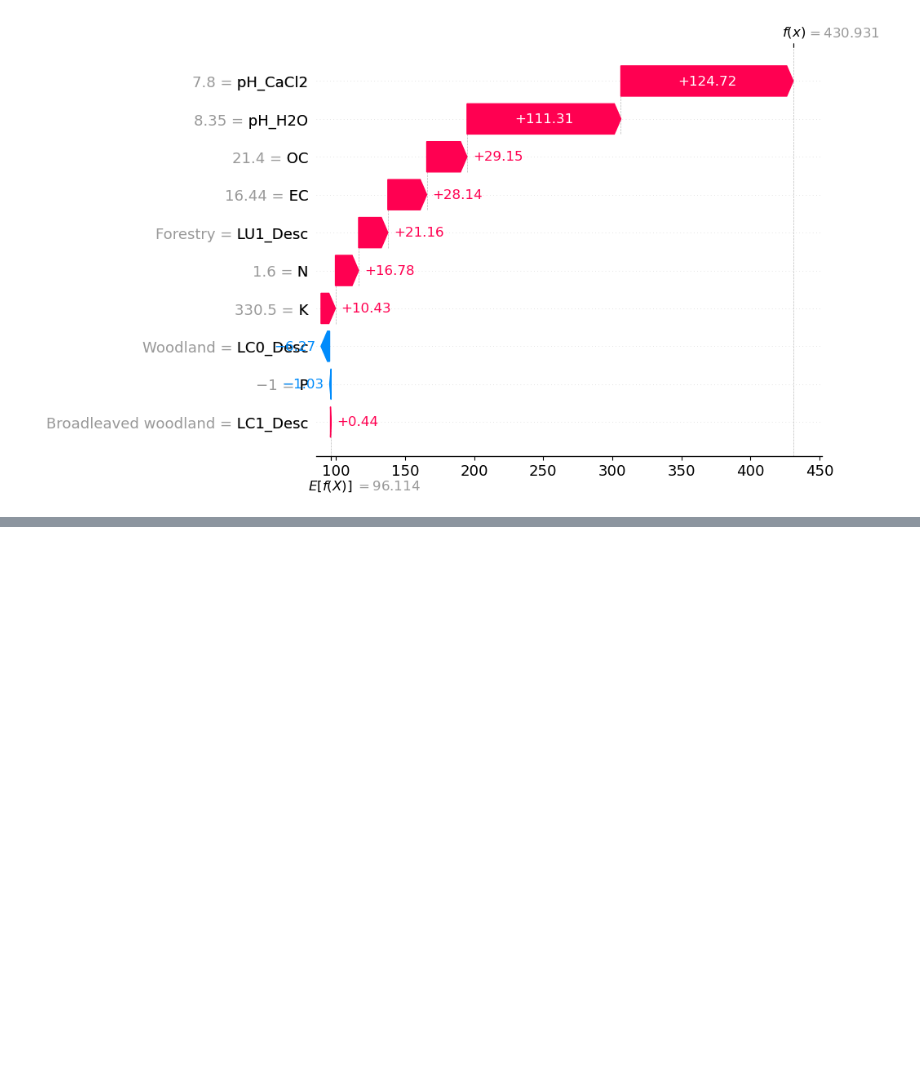
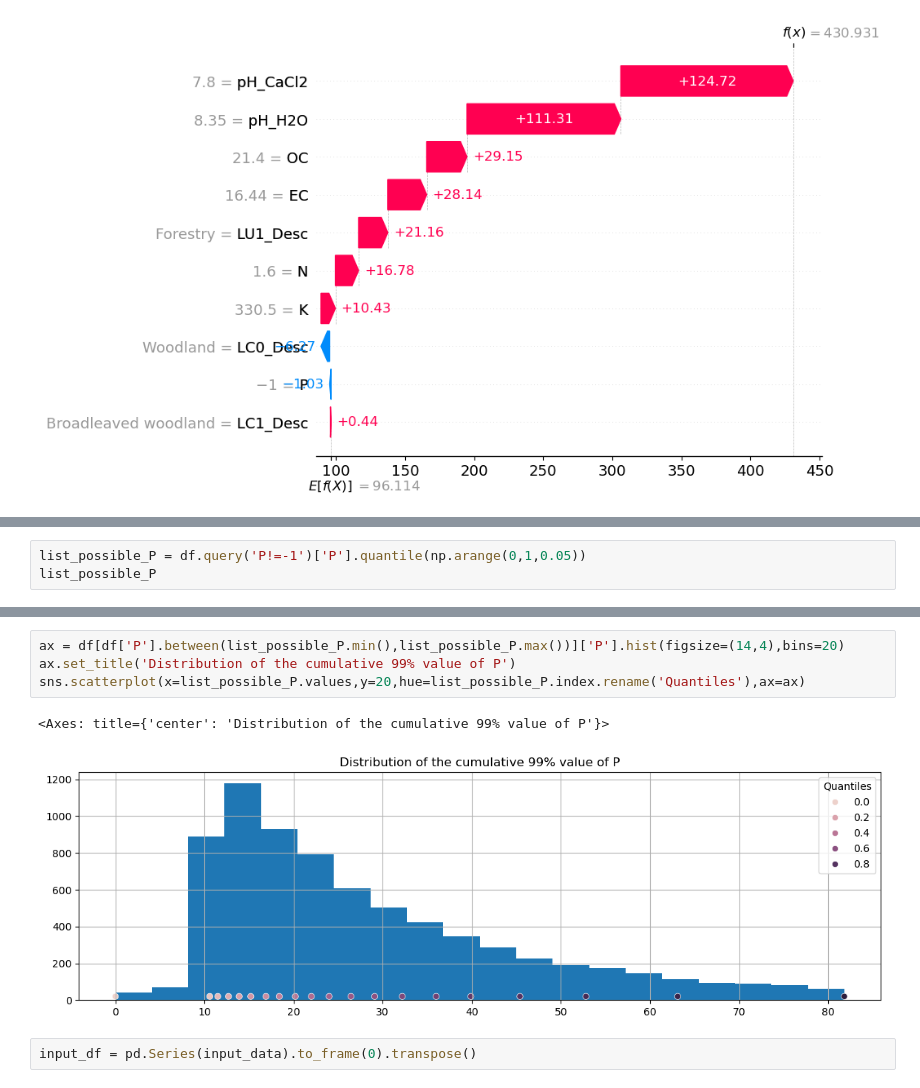
Before and after one commit to JonasBiermann/aiforlifesciences, a Jupyter notebook: analysis/2.ShapModeling/1.ShapValue.ipynb, the cells around one changed output, grey strips where cells are left out. Drawn from its saved outputs; the diff is of its cells as text; blank space fills up the shorter version.

Commit message:
Add missing value handling on Shap Notebook

```diff
--- a/analysis/2.ShapModeling/1.ShapValue.ipynb
+++ b/analysis/2.ShapModeling/1.ShapValue.ipynb
@@ -188,0 +298,3 @@ shap.plots.waterfall(shap_values[3879,...]) # Medium
+# %%
+list_possible_P = df.query('P!=-1')['P'].quantile(np.arange(0,1,0.05))
+list_possible_P
@@ -188,0 +319,9 @@ shap.plots.waterfall(shap_values[3879,...]) # Medium
+# %%
+ax = df[df['P'].between(list_possible_P.min(),list_possible_P.max())]['P'].hist(figsize=(14,4),bins=20)
+ax.set_title('Distribution of the cumulative 99% value of P')
+sns.scatterplot(x=list_possible_P.values,y=20,hue=list_possible_P.index.rename('Quantiles'),ax=ax)
+# %% [output]
+<Axes: title={'center': 'Distribution of the cumulative 99% value of P'}>
+[figure, added]
+# %%
+input_df = pd.Series(input_data).to_frame(0).transpose()
```
Also changed, not shown: parts of 22 cells of this notebook.
